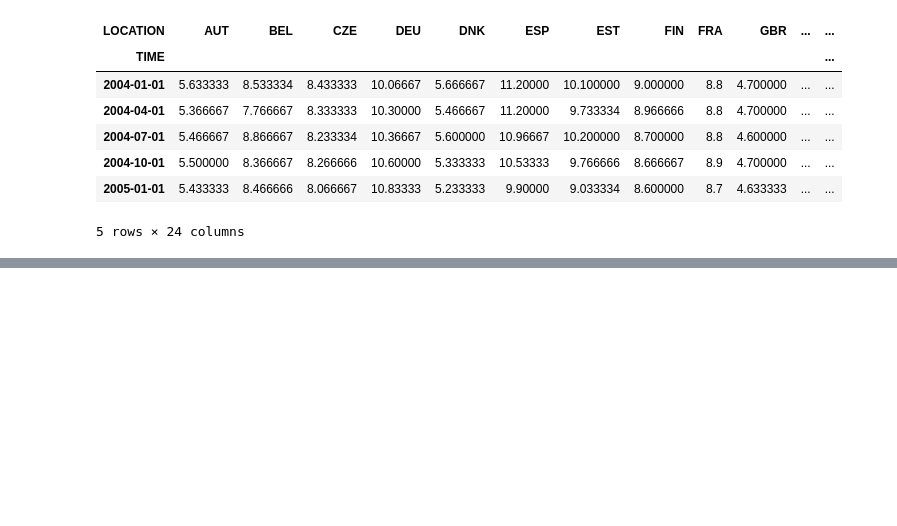
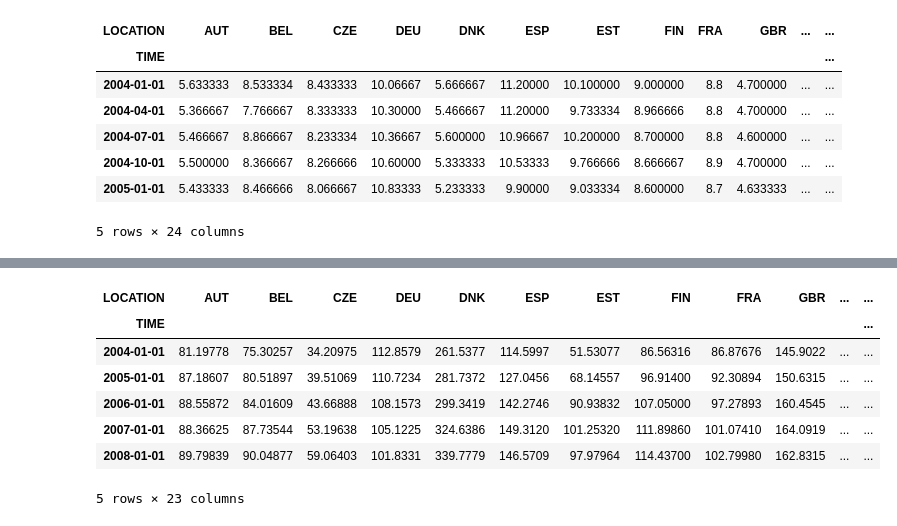
Before and after one commit to ElCabrino/ADA-Project-1, a Jupyter notebook: nico_eco_df.ipynb, the cells around one changed output, grey strips where cells are left out. Drawn from its saved outputs; the diff is of its cells as text; code cells hidden in the pictures; blank space fills up the shorter version.

Commit message:
Add household information

```diff
--- a/nico_eco_df.ipynb
+++ b/nico_eco_df.ipynb
@@ -35,3 +36,9 @@ def generate_df(csv_names,path):
 
 def df_date_format(df):
     return df.replace({'-Q1':'-01-01','-Q2':'-04-01','-Q3':'-07-01','-Q4':'-10-01'}, regex=True)
+
+#adds date format and only starting from 2004
+def df_date_format_yearly(df):
+    df = df[df["TIME"] >= 2004].copy() #copy for warning
+    df["TIME"] = df["TIME"].astype(str) + "-01-01"
+    return df
@@ -145,0 +172,5 @@ plotMapStatic(idx2)
+# %%
+#https://data.oecd.org/hha/household-disposable-income.htm#indicator-chart
+df = generate_df(names_h,PATH_H)
+# %%
+df = df_date_format_yearly(df)
@@ -145,0 +186,15 @@ plotMapStatic(idx2)
+# %%
+#select column name
+column = "House_debt"
+df_debt = df[["LOCATION","TIME",column]].pivot_table(values=column, index='TIME', columns='LOCATION')
+# %%
+df_debt.head()
+# %% [output]
+| LOCATION | AUT | BEL | CZE | DEU | DNK | ESP | EST | FIN | FRA | GBR | ... | ... |
+| TIME |  |  |  |  |  |  |  |  |  |  |  | ... |
+| 2004-01-01 | 81.19778 | 75.30257 | 34.20975 | 112.8579 | 261.5377 | 114.5997 | 51.53077 | 86.56316 | 86.87676 | 145.9022 | ... | ... |
+| 2005-01-01 | 87.18607 | 80.51897 | 39.51069 | 110.7234 | 281.7372 | 127.0456 | 68.14557 | 96.91400 | 92.30894 | 150.6315 | ... | ... |
+| 2006-01-01 | 88.55872 | 84.01609 | 43.66888 | 108.1573 | 299.3419 | 142.2746 | 90.93832 | 107.05000 | 97.27893 | 160.4545 | ... | ... |
+| 2007-01-01 | 88.36625 | 87.73544 | 53.19638 | 105.1225 | 324.6386 | 149.3120 | 101.25320 | 111.89860 | 101.07410 | 164.0919 | ... | ... |
+| 2008-01-01 | 89.79839 | 90.04877 | 59.06403 | 101.8331 | 339.7779 | 146.5709 | 97.97964 | 114.43700 | 102.79980 | 162.8315 | ... | ... |
+5 rows × 23 columns
```
Also changed, not shown: parts of 16 cells of this notebook, 8 other files.
